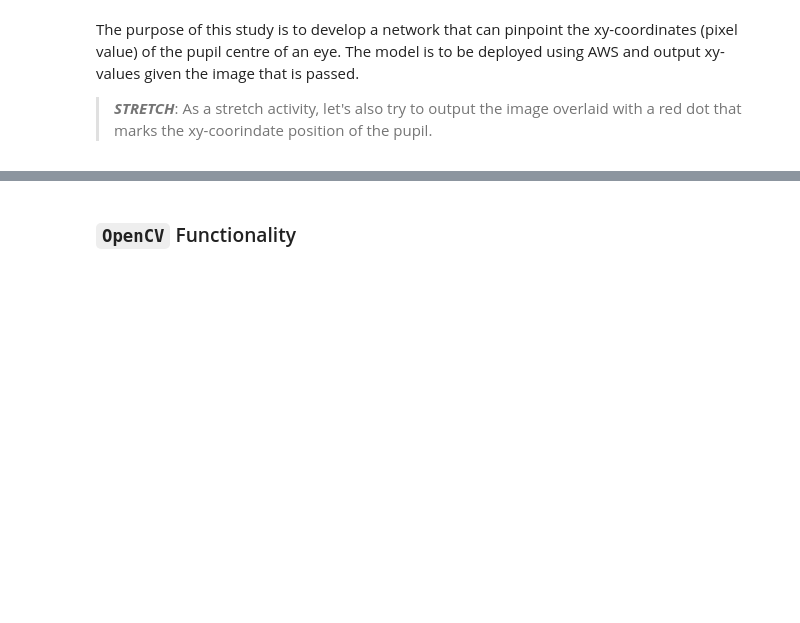
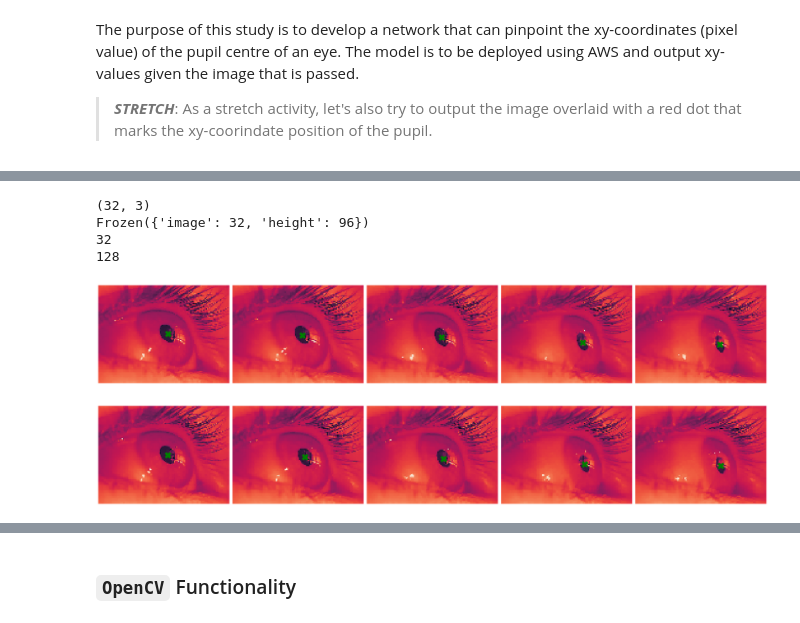
Before and after one commit to Leighson/lighthouse-final-project, a Jupyter notebook: src/journal.ipynb, the cells around one changed output, grey strips where cells are left out. Cells and saved outputs as stored; diff of their text form; code cells hidden in the pictures; blank space fills up the shorter version.

Commit message:
updated visualization functions, removed redundancies.

```diff
--- a/src/journal.ipynb
+++ b/src/journal.ipynb
@@ -16,0 +49,26 @@ import seaborn as sns; sns.set_theme(style='darkgrid')
+# %%
+# print shape
+print(df_keypoints.shape)
+print(dx_images.dims)
+print(len(img_array))
+print(len(dx_images.data_vars))
+# %% [output]
+(32, 3)
+Frozen({'image': 32, 'height': 96})
+32
+128
+# %%
+# import images from parquet (as DataFrame) and convert back to array
+images = pd.read_parquet(f'{config.OUTPUT_PATH}/P1_imgs.parquet')
+images = utils.df_to_array(images)
+
+# import keypoints from parquet (as array)
+keypoints = pd.read_parquet(f'{config.OUTPUT_PATH}/P1_kpts.parquet')
+# %%
+# plot converted sample image data along with keypoints data
+utils.plot_image_keypoints(
+    imgs=images[10:20],
+    keypoints=keypoints[10:20],
+    pivot='row')
+# %% [output]
+[figure, added]
```
Also changed, not shown: parts of 34 cells of this notebook, 10 other files.
